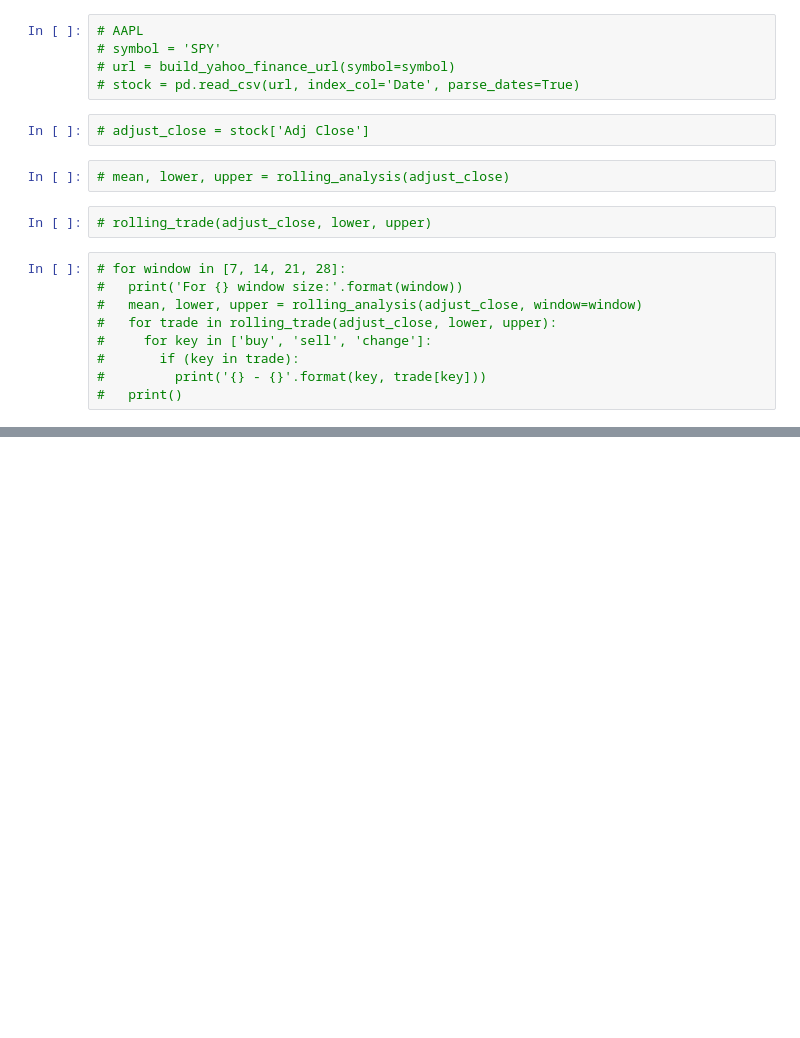
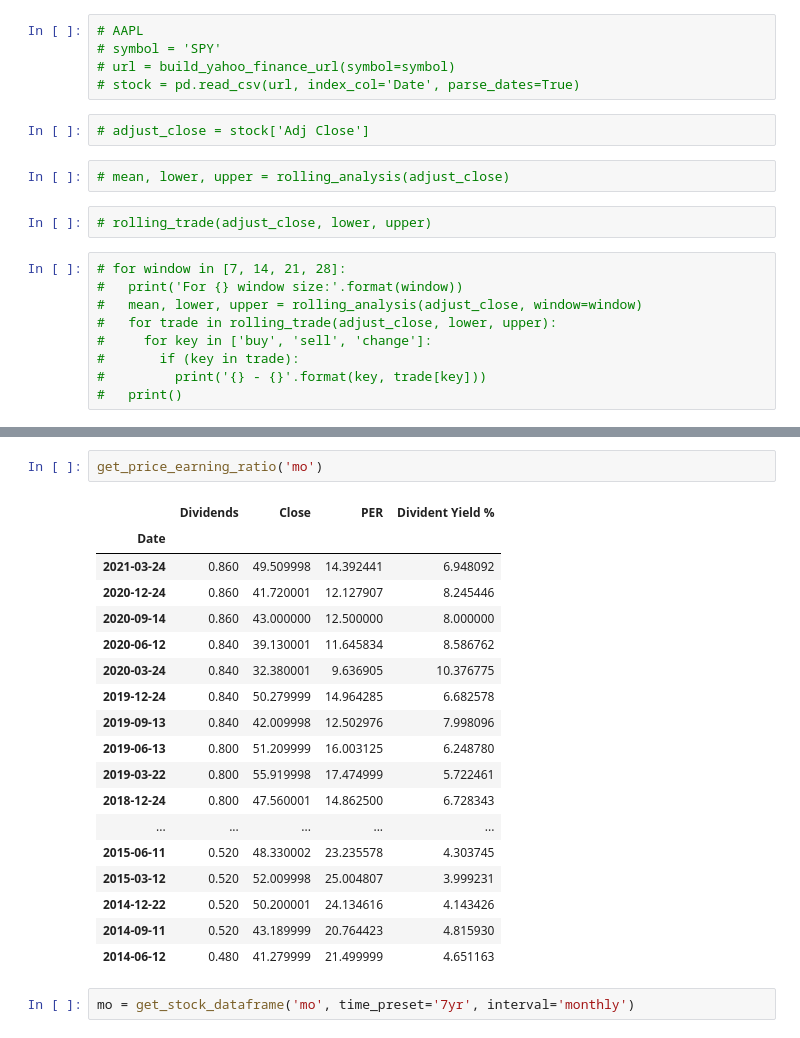
Before and after one commit to JiahuaZhang/machine-learning-trading, a Jupyter notebook: Untitled0.ipynb, the cells around one changed output, grey strips where cells are left out. Drawn from its saved outputs; the diff is of its cells as text; blank space fills up the shorter version.

```diff
--- a/Untitled0.ipynb
+++ b/Untitled0.ipynb
@@ -208,0 +193,23 @@ get_price_earning_ratio('uvv')
+# %%
+get_price_earning_ratio('mo')
+# %% [output]
+|  | Dividends | Close | PER | Divident Yield % |
+| Date |  |  |  |  |
+| 2021-03-24 | 0.860 | 49.509998 | 14.392441 | 6.948092 |
+| 2020-12-24 | 0.860 | 41.720001 | 12.127907 | 8.245446 |
+| 2020-09-14 | 0.860 | 43.000000 | 12.500000 | 8.000000 |
+| 2020-06-12 | 0.840 | 39.130001 | 11.645834 | 8.586762 |
+| 2020-03-24 | 0.840 | 32.380001 | 9.636905 | 10.376775 |
+| 2019-12-24 | 0.840 | 50.279999 | 14.964285 | 6.682578 |
+| 2019-09-13 | 0.840 | 42.009998 | 12.502976 | 7.998096 |
+| 2019-06-13 | 0.800 | 51.209999 | 16.003125 | 6.248780 |
+| 2019-03-22 | 0.800 | 55.919998 | 17.474999 | 5.722461 |
+| 2018-12-24 | 0.800 | 47.560001 | 14.862500 | 6.728343 |
+| ... | ... | ... | ... | ... |
+| 2015-06-11 | 0.520 | 48.330002 | 23.235578 | 4.303745 |
+| 2015-03-12 | 0.520 | 52.009998 | 25.004807 | 3.999231 |
+| 2014-12-22 | 0.520 | 50.200001 | 24.134616 | 4.143426 |
+| 2014-09-11 | 0.520 | 43.189999 | 20.764423 | 4.815930 |
+| 2014-06-12 | 0.480 | 41.279999 | 21.499999 | 4.651163 |
+# %%
+mo = get_stock_dataframe('mo', time_preset='7yr', interval='monthly')
```
Also changed, not shown: parts of 6 cells of this notebook.
